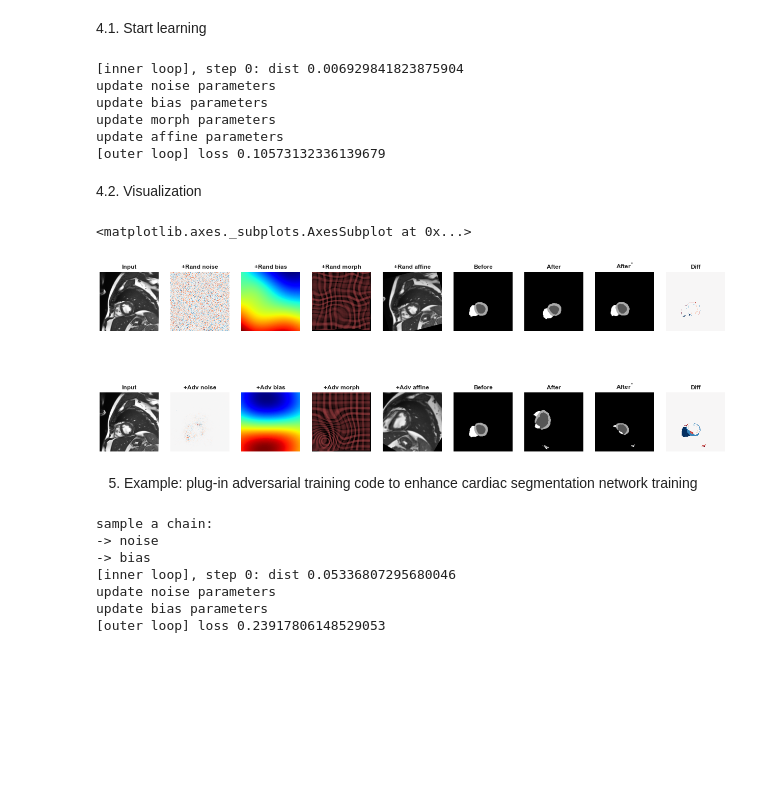
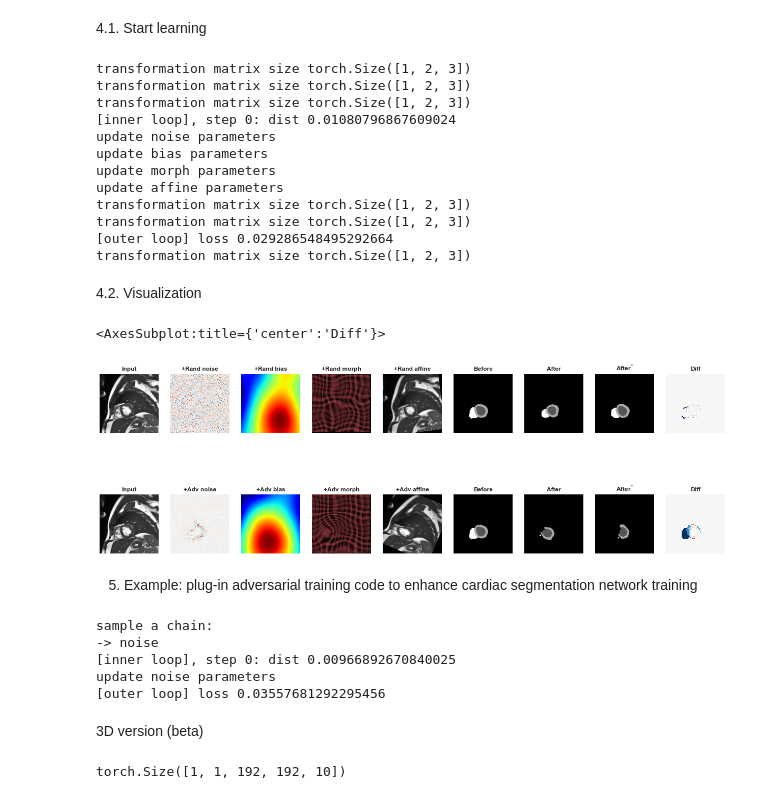
Before and after one commit to cherise215/advchain, a Jupyter notebook: example/adv_chain_data_generation_cardiac.ipynb, the cells around one changed output. Drawn from its saved outputs; the diff is of its cells as text; code cells hidden in the pictures; blank space fills up the shorter version.

```diff
--- a/example/adv_chain_data_generation_cardiac.ipynb
+++ b/example/adv_chain_data_generation_cardiac.ipynb
@@ -130,12 +130,10 @@ augmentor_noise= AdvNoise( config_dict={'epsilon':1,
 
 augmentor_affine= AdvAffine( config_dict={
                  'rot':30.0/180,
-                 'scale_x':0.2,
-                 'scale_y':0.2,
-                 'shift_x':0.1,
-                 'shift_y':0.1,
-                 'shear_x':0,
-                 'shear_y':0,
+                 'scale_x':0.,
+                 'scale_y':0,
+                 'shift_x':0,
+                 'shift_y':0,
                  'data_size':(bs,im_ch,crop_size[0],crop_size[1]),
                  'forward_interp':'bilinear',
                  'backward_interp':'bilinear'},
@@ -163,7 +161,7 @@ solver = ComposeAdversarialTransformSolver(
         divergence_weights=[1.0,0.5],
         use_gpu= True,
         debug=True,
-        if_norm_image=True
+        if_norm_image=False
        )
 # %% [markdown]
 4.1. Start learning
@@ -183,9 +181,9 @@ rand_deformed_image =augmentor_morph.transform((image_tensor+rand_noise)*rand_bi
 loss = solver.adversarial_training(
         data=image_tensor,model=model,
         n_iter=1,
-        lazy_load=[True]*4, ## if set to true, it will use the previous sampled random bias field as initialization.
-        optimize_flags=[True]*4,
-        step_sizes=1,power_iteration=False)
+        lazy_load=[True]*len(transformation_chain), ## if set to true, it will use the previous sampled random bias field as initialization.
+        optimize_flags=[True]*len(transformation_chain),
+        step_sizes=1,power_iteration=[False]*len(transformation_chain))
 
 adv_bias= augmentor_bias.bias_field
 adv_noise = augmentor_noise.param
@@ -194,12 +192,18 @@ adv_transformed_image = solver.forward(image_tensor.detach().clone())
 adv_predict = model.forward(adv_transformed_image)
 warp_back_adv_predict= solver.predict_backward(adv_predict)
 # %% [output]
-[inner loop], step 0: dist 0.006929841823875904
+transformation matrix size torch.Size([1, 2, 3])
+transformation matrix size torch.Size([1, 2, 3])
+transformation matrix size torch.Size([1, 2, 3])
+[inner loop], step 0: dist 0.01080796867609024
 update noise parameters
 update bias parameters
 update morph parameters
 update affine parameters
-[outer loop] loss 0.10573132336139679
+transformation matrix size torch.Size([1, 2, 3])
+transformation matrix size torch.Size([1, 2, 3])
+[outer loop] loss 0.029286548495292664
+transformation matrix size torch.Size([1, 2, 3])
 # %% [markdown]
 4.2. Visualization
 # %%
@@ -220,37 +224,37 @@ adv_bias_numpy=adv_bias.cpu().data.numpy()[slice_id,0]
 rand_noise_numpy=rand_noise.cpu().data.numpy()[slice_id,0]
 adv_noise_numpy=adv_noise.cpu().data.numpy()[slice_id,0]
 
 rand_morph_grid = rand_morph.permute(0,3,1,2)[slice_id].data.cpu().numpy()
 adv_morph_grid = adv_morph.permute(0,3,1,2)[slice_id].data.cpu().numpy()
 rand_deformed_image =augmentor_morph.transform((image_tensor+rand_noise)*rand_bias,rand_dxy).cpu().data.numpy()[slice_id,0]
 adv_deformed_image =augmentor_morph.transform(image_tensor,adv_dxy).cpu().data.numpy()[slice_id,0]
 
 gird_interval = 4
 vis_deforme_image=False ## turn it on to see deformed image
 fig,axes = plt.subplots(2,9,figsize=(22,8))
-plot_image(cropped_image,ax = axes[0,0],title='Input',font_size=font_size)
+plot_image(image_tensor.data.cpu().numpy()[slice_id,0],ax = axes[0,0],title='Input',font_size=font_size)
 plot_noise(rand_noise_numpy,ax = axes[0,1],title='+Rand noise',font_size=font_size)
 plot_bias_field(rand_bias_numpy,ax= axes[0,2],title='+Rand bias')
 plot_warped_grid(rand_morph_grid, ax=axes[0,3],bg_img=rand_deformed_image*vis_deforme_image, interval=gird_interval, title="+Rand morph", fontsize=font_size, linewidth=0.5,show=True)
 plot_image(rand_transformed_image_numpy, ax=axes[0,4],title="+Rand affine", font_size=font_size)
 plot_image(pred_map[slice_id],ax = axes[0,5],title='Before',font_size=font_size)
 plot_image(rand_before_warped_predict_numpy,ax = axes[0,6],title='After',font_size=font_size)
 plot_image(rand_predict_numpy,ax = axes[0,7],title='After${}^{*}$',font_size=font_size)
 plot_noise(rand_predict_numpy-pred_map[slice_id],ax = axes[0,8],title='Diff',font_size=font_size)
 
-plot_image(cropped_image,title='Input',ax = axes[1,0],font_size=font_size)
+plot_image(image_tensor.data.cpu().numpy()[slice_id,0],title='Input',ax = axes[1,0],font_size=font_size)
 plot_noise(adv_noise_numpy,ax = axes[1,1],title='+Adv noise',font_size=font_size)
 plot_bias_field(adv_bias_numpy,ax= axes[1,2],title='+Adv bias')
 plot_warped_grid(adv_morph_grid, ax=axes[1,3],bg_img=adv_deformed_image*vis_deforme_image, interval=gird_interval, title="+Adv morph", fontsize=font_size, linewidth=0.5,show=True)
 plot_image(adv_transformed_image_numpy, ax=axes[1,4],title="+Adv affine", font_size=font_size)
 plot_image(pred_map[slice_id],title='Before',ax = axes[1,5],font_size=font_size)
 plot_image(adv_before_warped_predict_numpy,ax = axes[1,6],title='After',font_size=font_size)
 plot_image(adv_predict_numpy,title='After${}^{*}$',ax = axes[1,7],font_size=font_size)
 plot_noise(adv_predict_numpy-pred_map[slice_id],ax = axes[1,8],title='Diff',font_size=font_size)
 # plt.savefig('./test_chain_image.png')
 # %% [output]
-<matplotlib.axes._subplots.AxesSubplot at 0x...>
+<AxesSubplot:title={'center':'Diff'}>
-[figure, old version]
+[figure, new version]
 # %% [markdown]
 5. Example: plug-in adversarial training code to enhance cardiac segmentation network training
 # %%
@@ -298,10 +302,36 @@ solver.reset_transformation()
 # %% [output]
 sample a chain:
 -> noise
--> bias
-[inner loop], step 0: dist 0.05336807295680046
+[inner loop], step 0: dist 0.00966892670840025
 update noise parameters
-update bias parameters
-[outer loop] loss 0.23917806148529053
+[outer loop] loss 0.03557681292295456
 # %%
 torch.cuda.empty_cache()
+# %% [markdown]
+3D  version (beta)
+# %%
+## 3D   version
+
+image_path ='./data/cardiac/img.nrrd'
+label_path ='./data/cardiac/seg.nrrd'
+slice_id = 2
+crop_size=(192,192)
+cropped_image_3d,cropped_label_3d =load_image_label (image_path,label_path,slice_id=-1,crop_size=crop_size)
+
+cropped_image_3d =cropped_image_3d.reshape(1,1,cropped_image_3d.shape[0],cropped_image_3d.shape[1],cropped_image_3d.shape[2])
+cropped_label_3d =cropped_label_3d.reshape(1,cropped_label_3d.shape[0],cropped_label_3d.shape[1],cropped_label_3d.shape[2])
+
+
+
+image_tensor_3d = torch.from_numpy(cropped_image_3d).float()
+label_tensor_3d = torch.from_numpy(cropped_label_3d).long()
+image_tensor_3d = image_tensor_3d.permute(0,1,3,4,2)
+label_tensor_3d = image_tensor_3d.permute(0,1,3,4,2)
+print (image_tensor_3d.size())
+
+if use_gpu:
+    image_tensor_3d = image_tensor_3d.cuda()
+    label_tensor_3d = label_tensor_3d.cuda()
+# image_tensor_3d = torch.randn((1,1,192,192,192))
+# %% [output]
+torch.Size([1, 1, 192, 192, 10])
```
Also changed, not shown: parts of 5 cells of this notebook, 9 other files.
